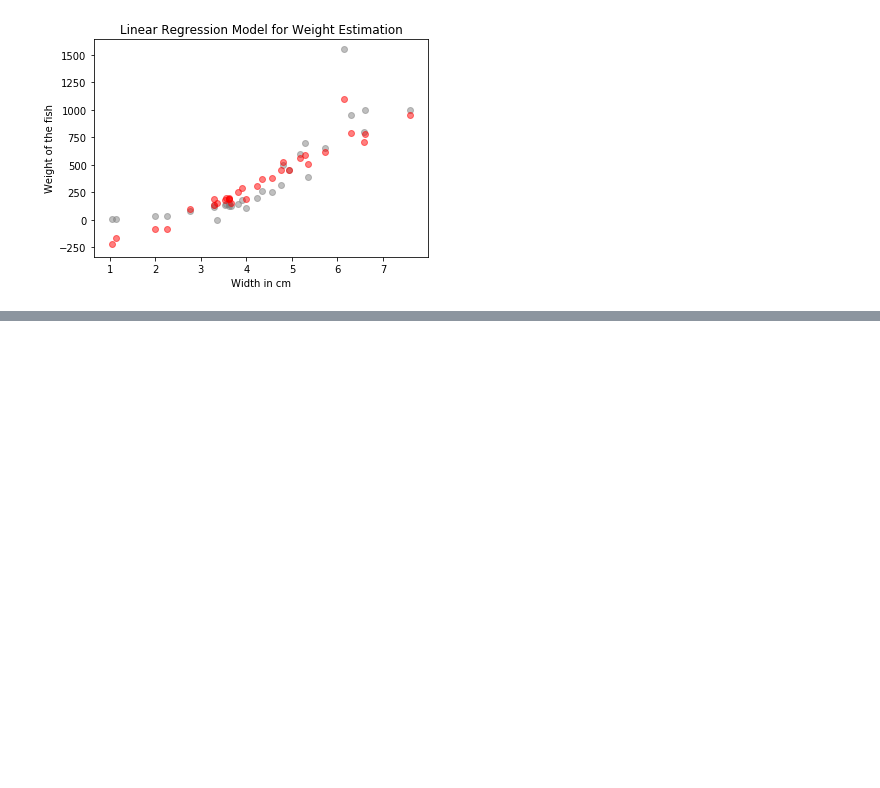
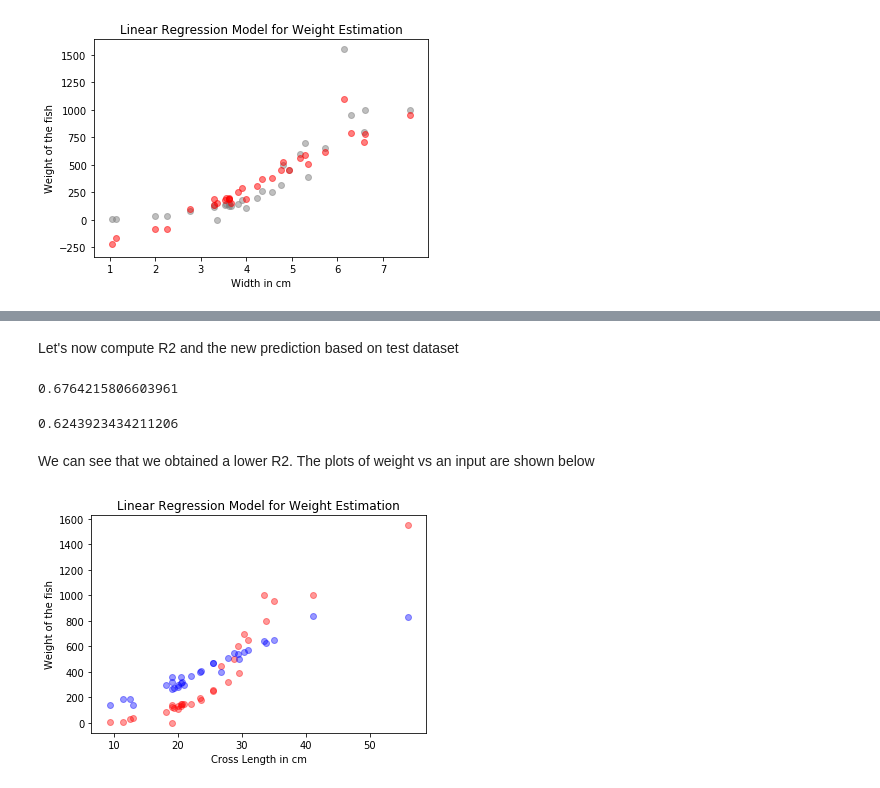
Before and after one commit to roatienza/ml, a Jupyter notebook: linear_algebra/notebook/linear_regression.ipynb, the cells around one changed output, grey strips where cells are left out. Drawn from its saved outputs; the diff is of its cells as text; code cells hidden in the pictures; blank space fills up the shorter version.

Commit message:
linear reg

```diff
--- a/linear_algebra/notebook/linear_regression.ipynb
+++ b/linear_algebra/notebook/linear_regression.ipynb
@@ -205,0 +224,6 @@ plt.title('Linear Regression Model for Weight Estimation');
+# %%
+a = np.matmul(Xt,X)
+# %%
+X = np.linalg.inv(a)
+# %%
+X = np.matmul(np.matmul(X,Xt),y_train)
@@ -205,0 +241,2 @@ plt.title('Linear Regression Model for Weight Estimation');
+# %% [markdown]
+Let's now compute R2 and the new prediction based on test dataset
@@ -205,0 +245,20 @@ plt.title('Linear Regression Model for Weight Estimation');
+# %%
+r2_score(y_train, y_head)
+# %% [output]
+0.6764215806603961
+# %%
+y_pred = np.matmul(np.array(X_test),X)
+r2_score(y_test, y_pred_pi)
+# %% [output]
+0.6243923434211206
+# %% [markdown]
+We can see that we obtained a lower R2.
+The plots of weight vs an input are shown below
+# %%
+plt.scatter(X_test['Length1'], y_test, color='red', alpha=0.4)
+plt.scatter(X_test['Length1'], y_pred, color='blue', alpha=0.4)
+plt.xlabel('Cross Length in cm')
+plt.ylabel('Weight of the fish')
+plt.title('Linear Regression Model for Weight Estimation');
+# %% [output]
+[figure, added]
```
Also changed, not shown: parts of 12 cells of this notebook.
